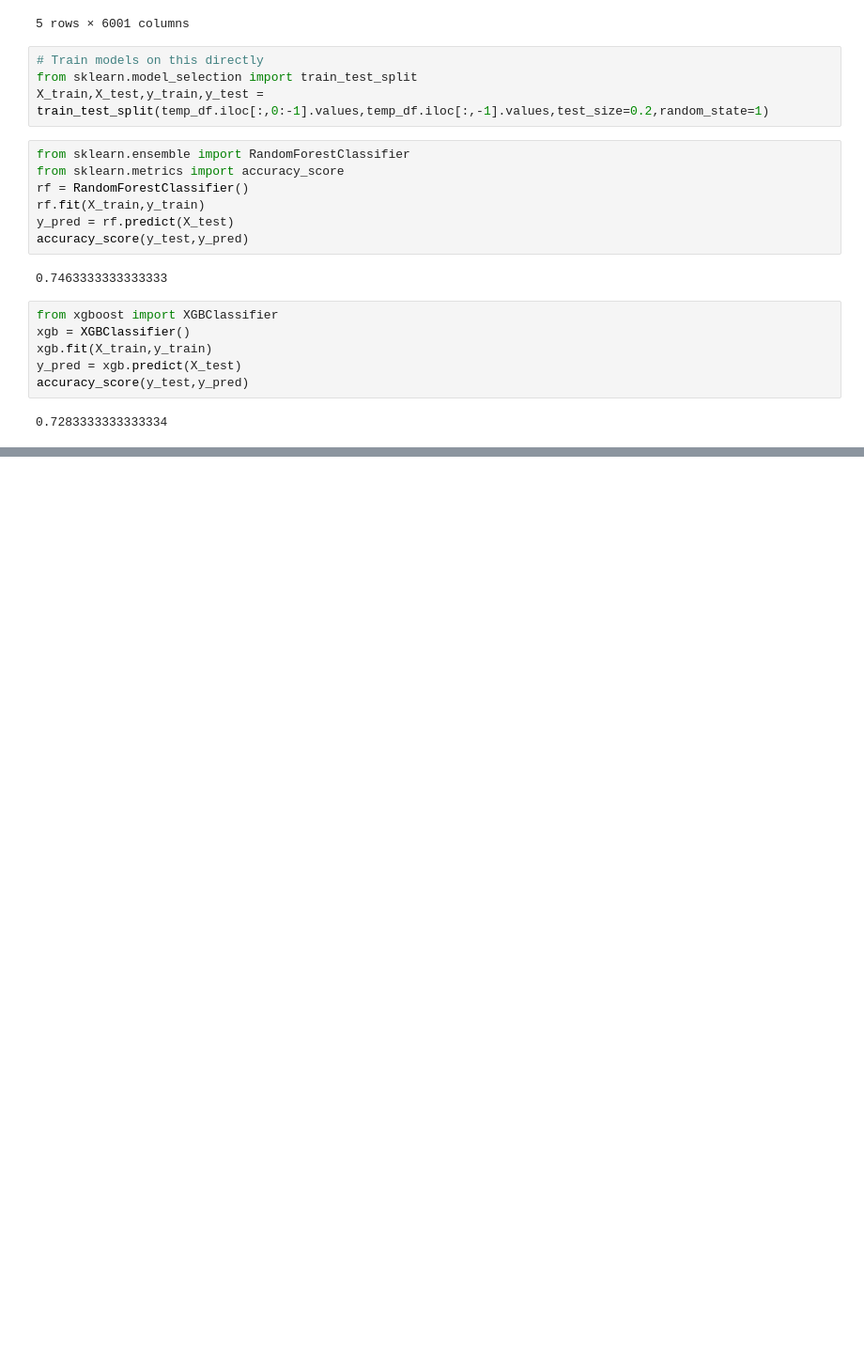
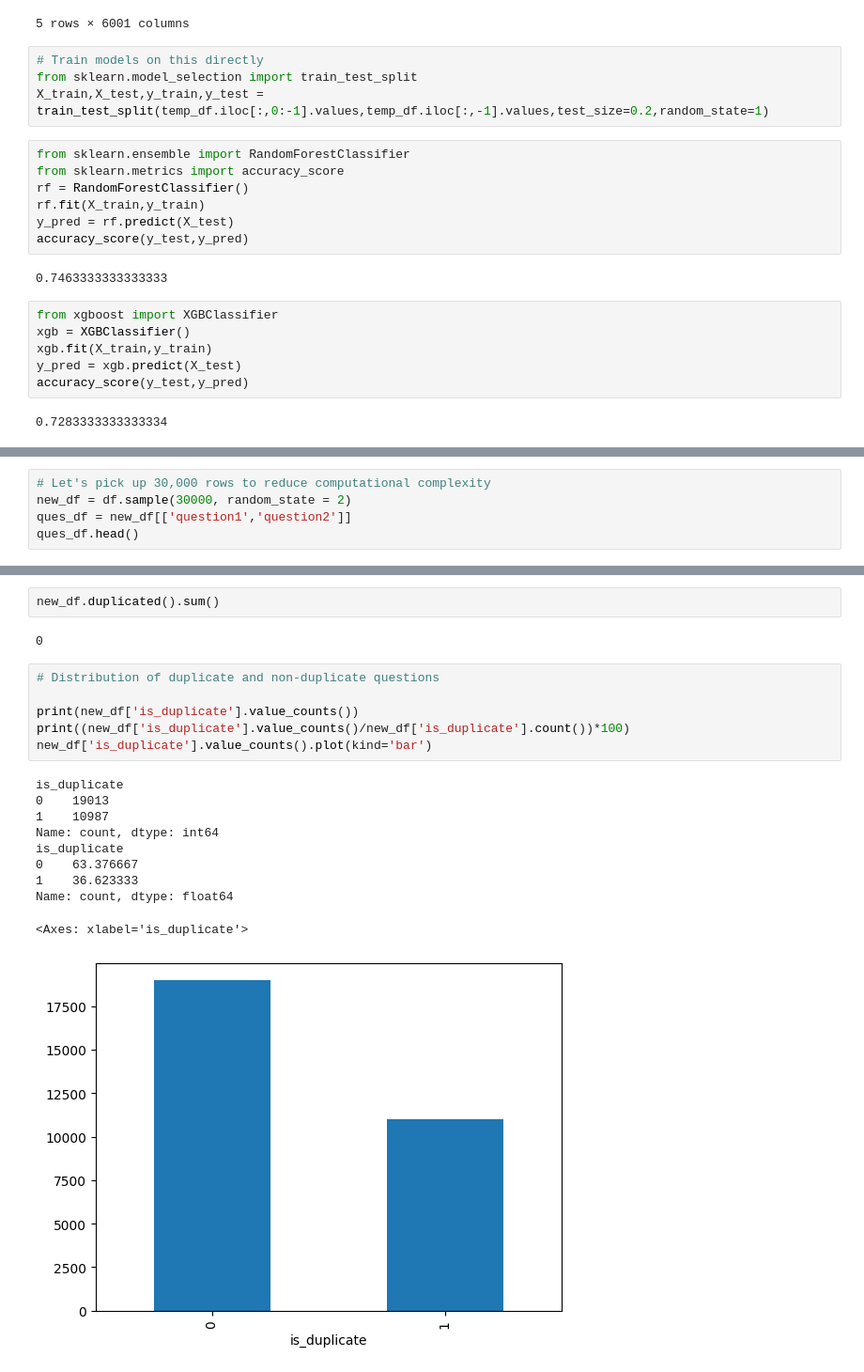
Before and after one commit to Manan-Parakh/Duplicate-Question_Pairs, a Jupyter notebook: Project_Duplicate_Question_Pairs.ipynb, the cells around one changed output, grey strips where cells are left out. Shown at 94% size. Drawn from its saved outputs; the diff is of its cells as text; blank space fills up the shorter version.

```diff
--- a/Project_Duplicate_Question_Pairs.ipynb
+++ b/Project_Duplicate_Question_Pairs.ipynb
@@ -205,0 +209,5 @@ accuracy_score(y_test,y_pred)
+# %%
+# Let's pick up 30,000 rows to reduce computational complexity
+new_df = df.sample(30000, random_state = 2)
+ques_df = new_df[['question1','question2']]
+ques_df.head()
@@ -205,0 +232,21 @@ accuracy_score(y_test,y_pred)
+# %%
+new_df.duplicated().sum()
+# %% [output]
+0
+# %%
+# Distribution of duplicate and non-duplicate questions
+
+print(new_df['is_duplicate'].value_counts())
+print((new_df['is_duplicate'].value_counts()/new_df['is_duplicate'].count())*100)
+new_df['is_duplicate'].value_counts().plot(kind='bar')
+# %% [output]
+is_duplicate
+0    19013
+1    10987
+Name: count, dtype: int64
+is_duplicate
+0    63.376667
+1    36.623333
+Name: count, dtype: float64
+<Axes: xlabel='is_duplicate'>
+[figure, added]
```
Also changed, not shown: parts of 79 cells of this notebook.
